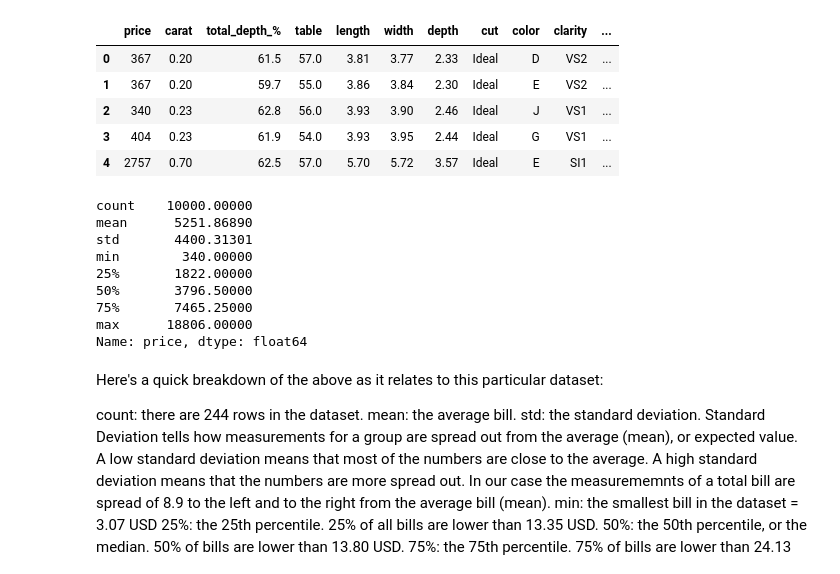
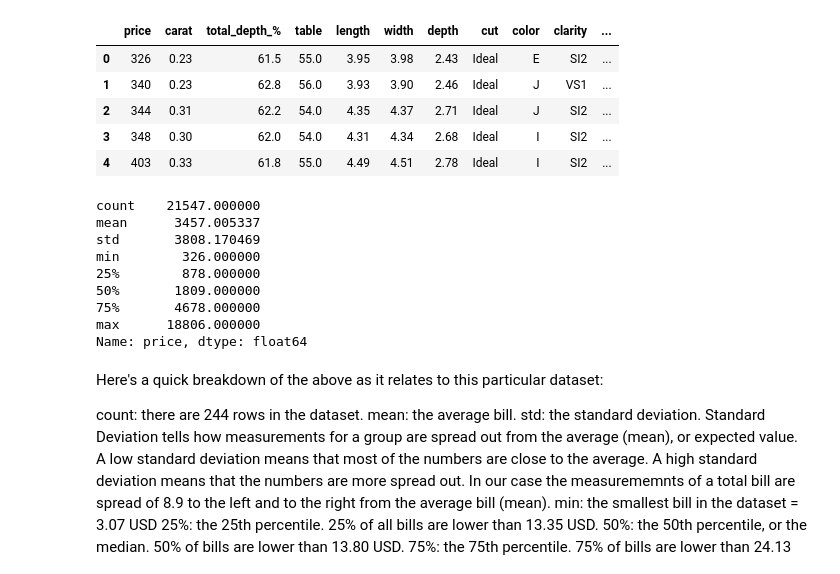
Before and after one commit to JuliaMal/ProgDA_Project2, a Jupyter notebook: Project_Diamonds.ipynb, the cells around one changed output. Cells and saved outputs as stored; diff of their text form; code cells hidden in the pictures.

```diff
--- a/Project_Diamonds.ipynb
+++ b/Project_Diamonds.ipynb
@@ -8,26 +8,26 @@ import matplotlib
 import seaborn as sns
 # %%
 # Importing the tips dataset from the local file
-df = pd.read_csv("diamonds.csv")
+df = pd.read_csv("diamonds2.csv")
 df.head()
 # %% [output]
 |  | price | carat | total_depth_% | table | length | width | depth | cut | color | clarity | ... |
-| 0 | 367 | 0.20 | 61.5 | 57.0 | 3.81 | 3.77 | 2.33 | Ideal | D | VS2 | ... |
-| 1 | 367 | 0.20 | 59.7 | 55.0 | 3.86 | 3.84 | 2.30 | Ideal | E | VS2 | ... |
-| 2 | 340 | 0.23 | 62.8 | 56.0 | 3.93 | 3.90 | 2.46 | Ideal | J | VS1 | ... |
-| 3 | 404 | 0.23 | 61.9 | 54.0 | 3.93 | 3.95 | 2.44 | Ideal | G | VS1 | ... |
-| 4 | 2757 | 0.70 | 62.5 | 57.0 | 5.70 | 5.72 | 3.57 | Ideal | E | SI1 | ... |
+| 0 | 326 | 0.23 | 61.5 | 55.0 | 3.95 | 3.98 | 2.43 | Ideal | E | SI2 | ... |
+| 1 | 340 | 0.23 | 62.8 | 56.0 | 3.93 | 3.90 | 2.46 | Ideal | J | VS1 | ... |
+| 2 | 344 | 0.31 | 62.2 | 54.0 | 4.35 | 4.37 | 2.71 | Ideal | J | SI2 | ... |
+| 3 | 348 | 0.30 | 62.0 | 54.0 | 4.31 | 4.34 | 2.68 | Ideal | I | SI2 | ... |
+| 4 | 403 | 0.33 | 61.8 | 55.0 | 4.49 | 4.51 | 2.78 | Ideal | I | SI2 | ... |
 # %%
 df['price'].describe()
 # %% [output]
-count    10000.00000
-mean      5251.86890
-std       4400.31301
-min        340.00000
-25%       1822.00000
-50%       3796.50000
-75%       7465.25000
-max      18806.00000
+count    21547.000000
+mean      3457.005337
+std       3808.170469
+min        326.000000
+25%        878.000000
+50%       1809.000000
+75%       4678.000000
+max      18806.000000
 Name: price, dtype: float64
 # %% [markdown]
 Here's a quick breakdown of the above as it relates to this particular dataset:
```
Also changed, not shown: parts of 4 cells of this notebook, 2 other files.
